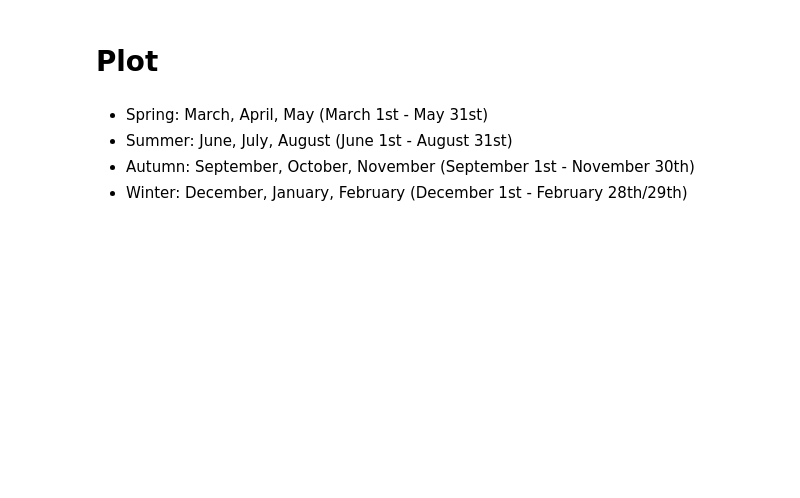
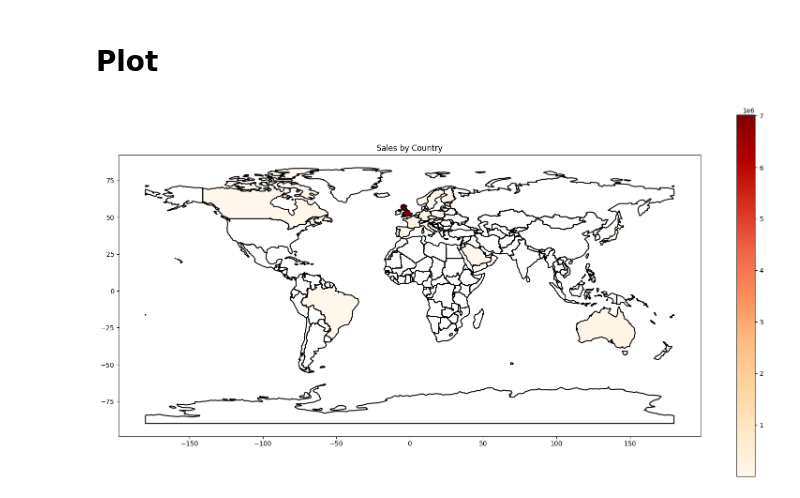
Before and after one commit to Elisaottoboni/Online_Retail_Sales_Customer_Data_Project, a Jupyter notebook: Online_Retail_Sales_colab.ipynb, the cells around one changed output. Saved outputs shown, nothing was run; the diff lists cells and outputs as text; code cells hidden in the pictures; blank space fills up the shorter version.

```diff
--- a/Online_Retail_Sales_colab.ipynb
+++ b/Online_Retail_Sales_colab.ipynb
@@ -357,7 +346,2 @@ memory usage: 51.7+ MB
 # %% [markdown]
 # Plot
-# %% [markdown]
-- Spring: March, April, May (March 1st - May 31st)
-- Summer: June, July, August (June 1st - August 31st)
-- Autumn: September, October, November (September 1st - November 30th)
-- Winter: December, January, February (December 1st - February 28th/29th)
@@ -378,0 +351,16 @@ memory usage: 51.7+ MB
+# %%
+sales_in_the_world = df_sales.groupby('Country')['TotalSales'].sum().sort_values(ascending=False)
+
+world = gpd.read_file(gpd.datasets.get_path('naturalearth_lowres'))
+world = world.merge(sales_in_the_world, how = 'left', left_on = 'name', right_on = 'Country')
+
+# Contour plot of the world in black
+world.boundary.plot(color = 'black', figsize = (20, 10))
+
+# World map plot with sales data highlighted
+world.plot(column = 'TotalSales', cmap = 'OrRd', legend = True, ax = plt.gca())
+
+plt.title('Sales by Country')
+plt.show()
+# %% [output]
+[figure, added]
```
Also changed, not shown: parts of 80 cells of this notebook.
